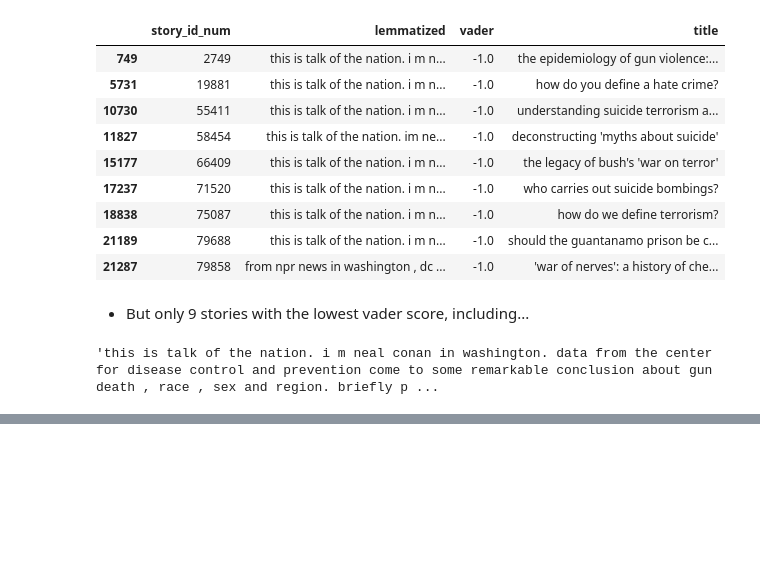
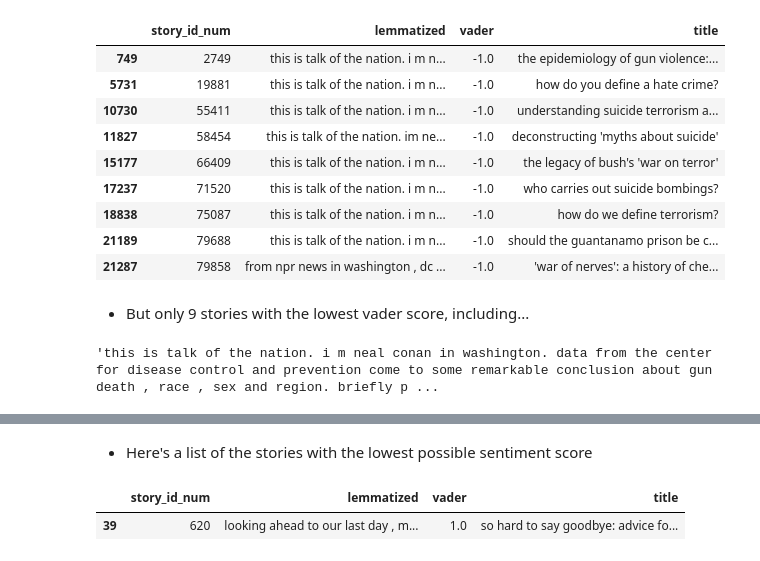
Before and after one commit to npr-nlp/npr-nlp-project, a Jupyter notebook: Brian_LDA_modeling_exploration.ipynb, the cells around one changed output, grey strips where cells are left out. Saved outputs shown, nothing was run; the diff lists cells and outputs as text; code cells hidden in the pictures; blank space fills up the shorter version.

Commit message:
and some explo of the brightest articles

```diff
--- a/Brian_LDA_modeling_exploration.ipynb
+++ b/Brian_LDA_modeling_exploration.ipynb
@@ -206,0 +205,8 @@ should the guantanamo prison be closed?
+# %% [markdown]
+- Here's a list of the stories with the lowest possible sentiment score
+# %%
+brightest_stories = stories[stories.vader == 1]
+brightest_stories.head(1)
+# %% [output]
+|  | story_id_num | lemmatized | vader | title |
+| 39 | 620 | looking ahead to our last day , m... | 1.0 | so hard to say goodbye: advice fo... |
```
Also changed, not shown: parts of 28 cells of this notebook.
